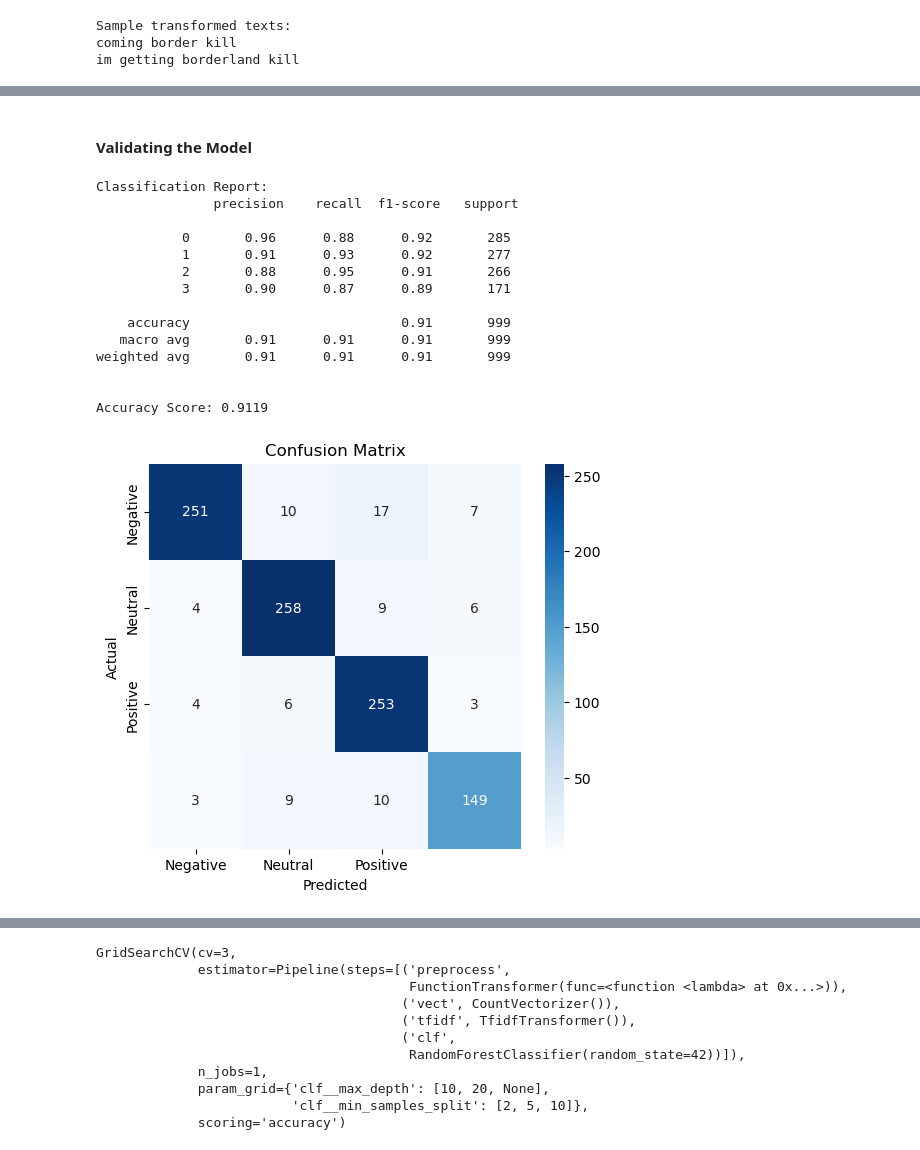
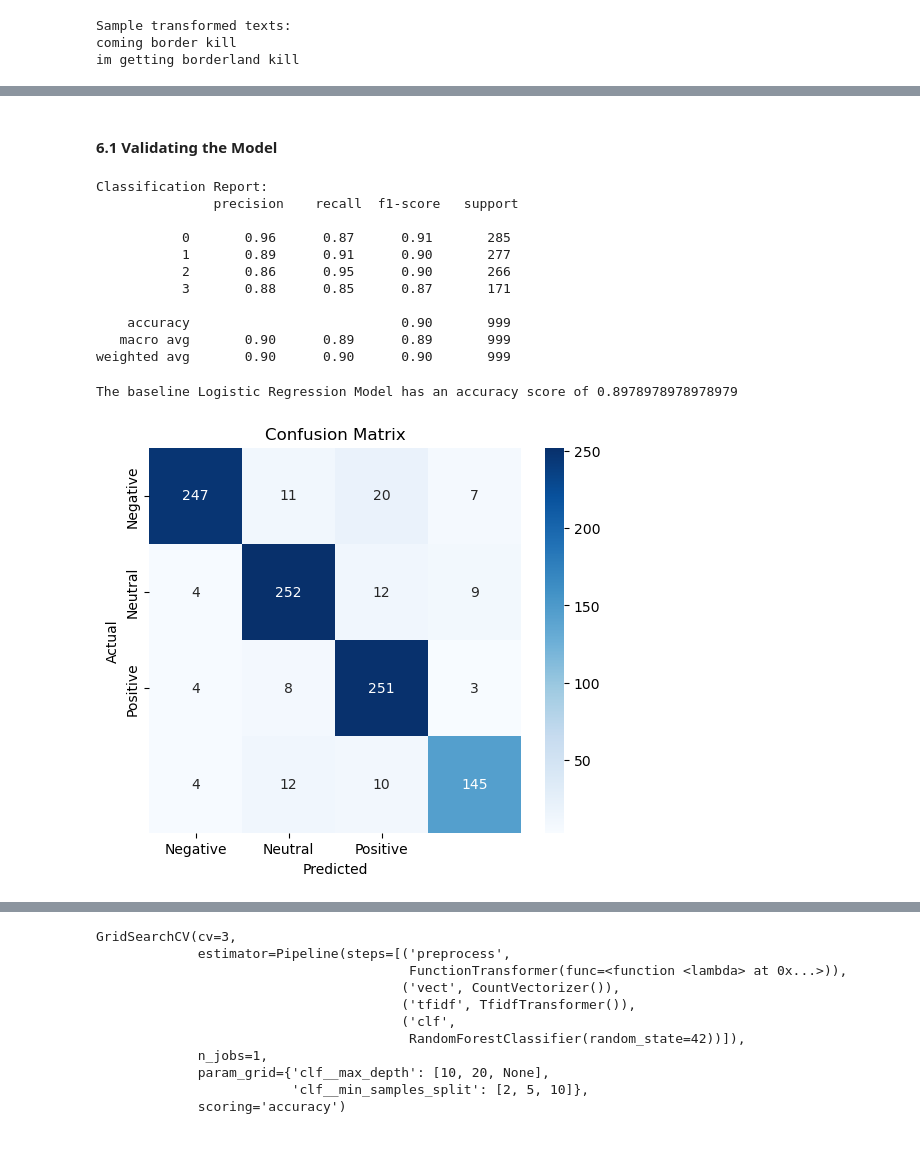
Before and after one commit to James-tech4/JAMES-DSPT08-PHASE-4-PROJECT, a Jupyter notebook: Final.ipynb, the cells around one changed output, grey strips where cells are left out. Saved outputs shown, nothing was run; the diff lists cells and outputs as text; code cells hidden in the pictures.

```diff
--- a/Final.ipynb
+++ b/Final.ipynb
@@ -327,7 +328,8 @@ We shall create a pipeline with Logistic Regression as our Baseline Model
 # The pipeline will include our TextPreprocessor, TfidfVectorizer, and Logistic Regression model
 pipeline = Pipeline([
     ('preprocess', FunctionTransformer(lambda x: [preprocess_text(text) for text in x])),
-    ('tfidf', TfidfVectorizer()),  # Combines CountVectorizer & TfidfTransformer
+    ('vect', CountVectorizer()),     # Count vectorization
+    ('tfidf', TfidfTransformer()),   # TF-IDF transformation
     ('clf', LogisticRegression(max_iter=1000))
 ])
 # %%
@@ -355,39 +357,33 @@ Pipeline(steps=[('preprocess',
                 ('clf', LogisticRegression(max_iter=1000))])
 # %% [markdown]
-#### Validating the Model
+#### 6.1 Validating the Model
 # %%
 # Defining the Actual and predicted variables
-X_val_lr = df_val["Tweet"]
-y_true = df_val["Sentiment"] # Actual Labels
-y_pred_lr = pipeline.predict(X_val_lr)
+test_tweets = df_val["Tweet"]
+actual_sentiments = df_val["Sentiment"] # Actual Labels
+predicted_sentiments = pipeline.predict(test_tweets)
 # %%
+# Creating a function to evaluate our models
 def evaluate_sentiment_model(df_val, pipeline):
 
-    X_val_lr = df_val["Tweet"]
-    y_true = df_val["Sentiment"] # Actual Labels
-    y_pred_lr = pipeline.predict(X_val_lr) # Logistic Regression predictions
-
-    # Calculate accuracy score
-    acc_lr = accuracy_score(y_true, y_pred_lr)
+    X_val_lr = test_tweets
+    y_true = actual_sentiments# Actual Labels
+    y_pred_lr = predicted_sentiments # Logistic Regression predictions
 
     # Print results
     print("Classification Report:\n", classification_report(y_true, y_pred_lr))
-    print(f"\nAccuracy Score: {acc_lr:.4f}")
 
-# Example usage
+# Evaluating our model
 evaluate_sentiment_model(df_val, pipeline)
 # %% [output]
 Classification Report:
                precision    recall  f1-score   support
 
-           0       0.96      0.88      0.92       285
-           1       0.91      0.93      0.92       277
-           2       0.88      0.95      0.91       266
-           3       0.90      0.87      0.89       171
+           0       0.96      0.87      0.91       285
+           1       0.89      0.91      0.90       277
+           2       0.86      0.95      0.90       266
+           3       0.88      0.85      0.87       171
 
-    accuracy                           0.91       999
-   macro avg       0.91      0.91      0.91       999
-weighted avg       0.91      0.91      0.91       999
-
-
-Accuracy Score: 0.9119
+    accuracy                           0.90       999
+   macro avg       0.90      0.89      0.89       999
+weighted avg       0.90      0.90      0.90       999
@@ -396,12 +390,19 @@ acc_lr = accuracy_score(y_true, y_pred_lr)
+# %%
+# Getting the accuracy score of our model
+accuracy_score_log_reg = accuracy_score(actual_sentiments, predicted_sentiments)
+accuracy_score_log_reg
+print(f"The baseline Logistic Regression Model has an accuracy score of {accuracy_score_log_reg}")
+# %% [output]
+The baseline Logistic Regression Model has an accuracy score of 0.8978978978978979
 # %%
 # Plot the confusion matrix
 plt.figure(figsize=(6, 5))
-cm_lr = confusion_matrix(y_true, y_pred_lr)
+cm_lr = confusion_matrix(actual_sentiments, predicted_sentiments)
 sns.heatmap(cm_lr, annot=True, fmt='d', cmap='Blues', xticklabels=['Negative', 'Neutral', 'Positive'],
             yticklabels=['Negative', 'Neutral', 'Positive'])
 plt.title('Confusion Matrix')
 plt.xlabel('Predicted')
 plt.ylabel('Actual')
 plt.show()
 # %% [output]
-[figure, old version]
+[figure, new version]
```
Also changed, not shown: parts of 8 cells of this notebook.
